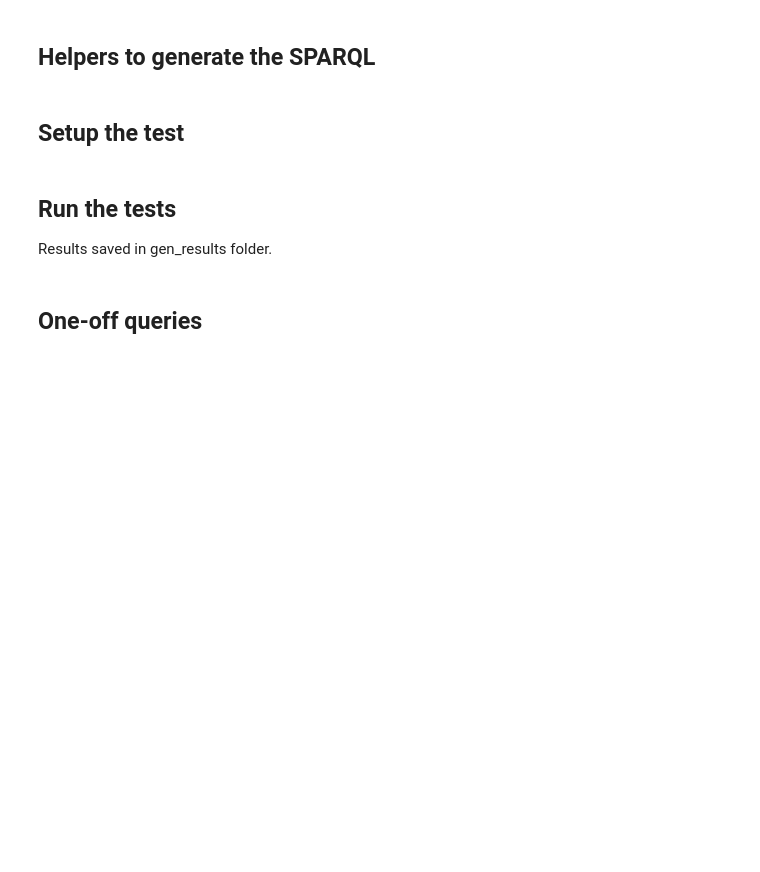
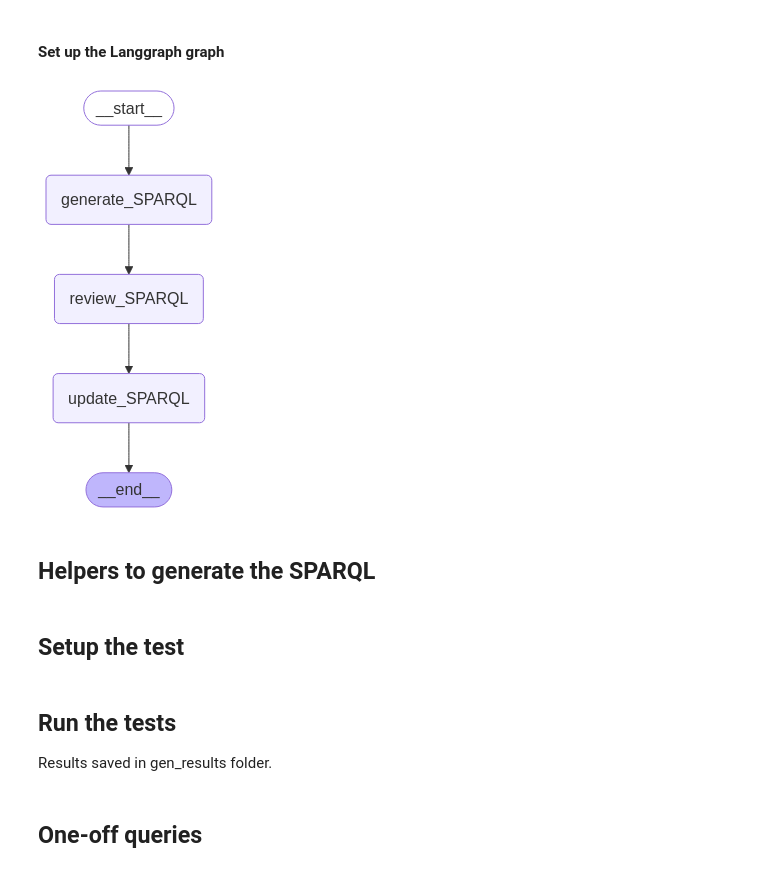
Before and after one commit to aws-samples/text-to-sparql-on-neptune-with-uniprot, a Jupyter notebook: run_gen_tests.ipynb, the cells around one changed output. Saved outputs shown, nothing was run; the diff lists cells and outputs as text; code cells hidden in the pictures; blank space fills up the shorter version.

```diff
--- a/run_gen_tests.ipynb
+++ b/run_gen_tests.ipynb
@@ -111,0 +113,13 @@ importlib.reload(u)
+# %%
+prompt_template_json = {i: yaml.safe_load((resources / f"prompt{i}.yaml").read_text())
+                        for i in [1, 2, 3]}
+# %% [markdown]
+#### Set up the Langgraph graph
+# %%
+class State(TypedDict):
+    question: str
+    few_shot_examples: List[dict]
+    tips: List[str]
+    draft_SPARQL: str = ""
+    suggested_improvements: List[str] = []
+    final_SPARQL: str = ""
@@ -112,3 +157,21 @@ importlib.reload(u)
+# %%
+def create_graph() -> langgraph.graph.state.CompiledStateGraph:
+    workflow = StateGraph(State)
+
+    workflow.add_node("generate_SPARQL", generate_SPARQL_agent)
+    workflow.add_node("review_SPARQL", review_SPARQL_agent)
+    workflow.add_node("update_SPARQL", update_SPARQL_agent)
+
+    workflow.set_entry_point("generate_SPARQL")
+    workflow.add_edge("generate_SPARQL", "review_SPARQL")
+    workflow.add_edge("review_SPARQL", "update_SPARQL")
+    workflow.add_edge("update_SPARQL", END)
+
+    return workflow.compile()
+# %%
+create_graph() # just to see the visualization
+# %% [output]
+[figure, added]
 # %% [markdown]
 ## Helpers to generate the SPARQL
 # %%
```
Also changed, not shown: parts of 14 cells of this notebook.
